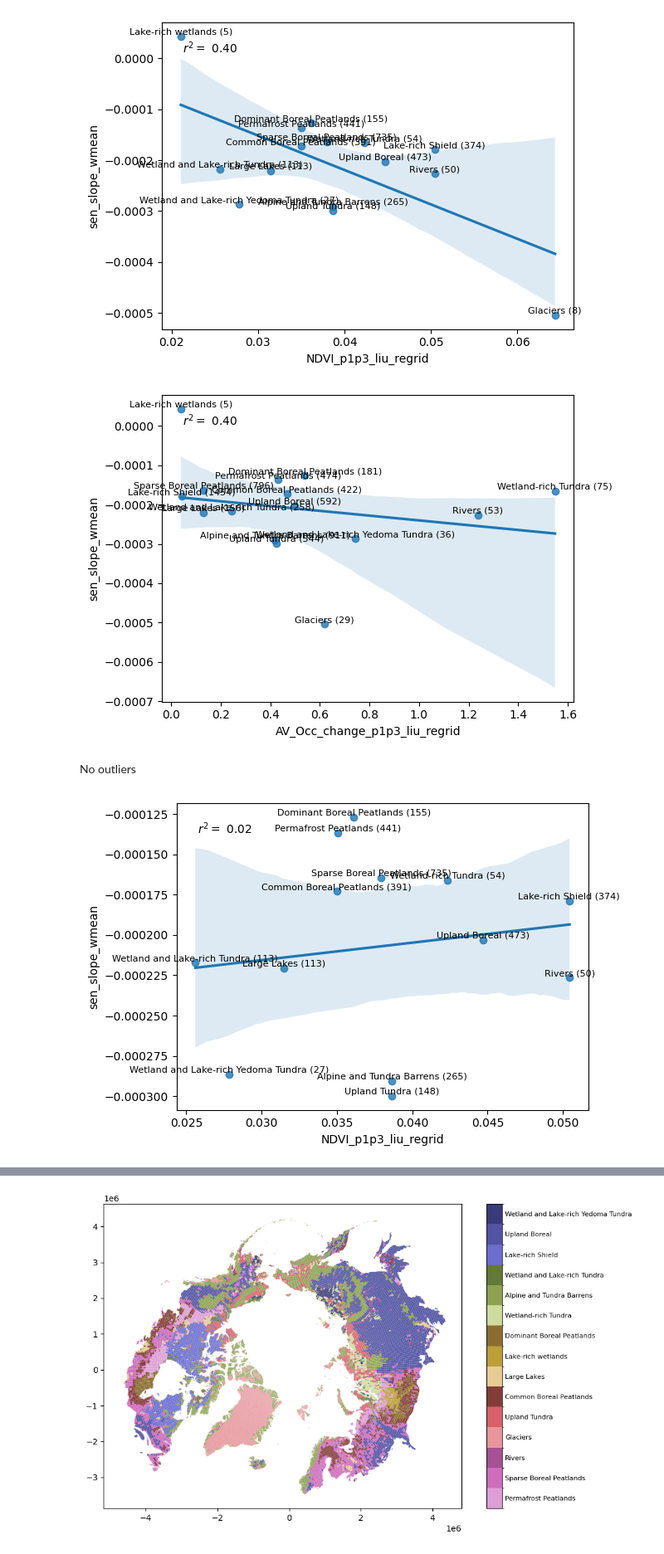
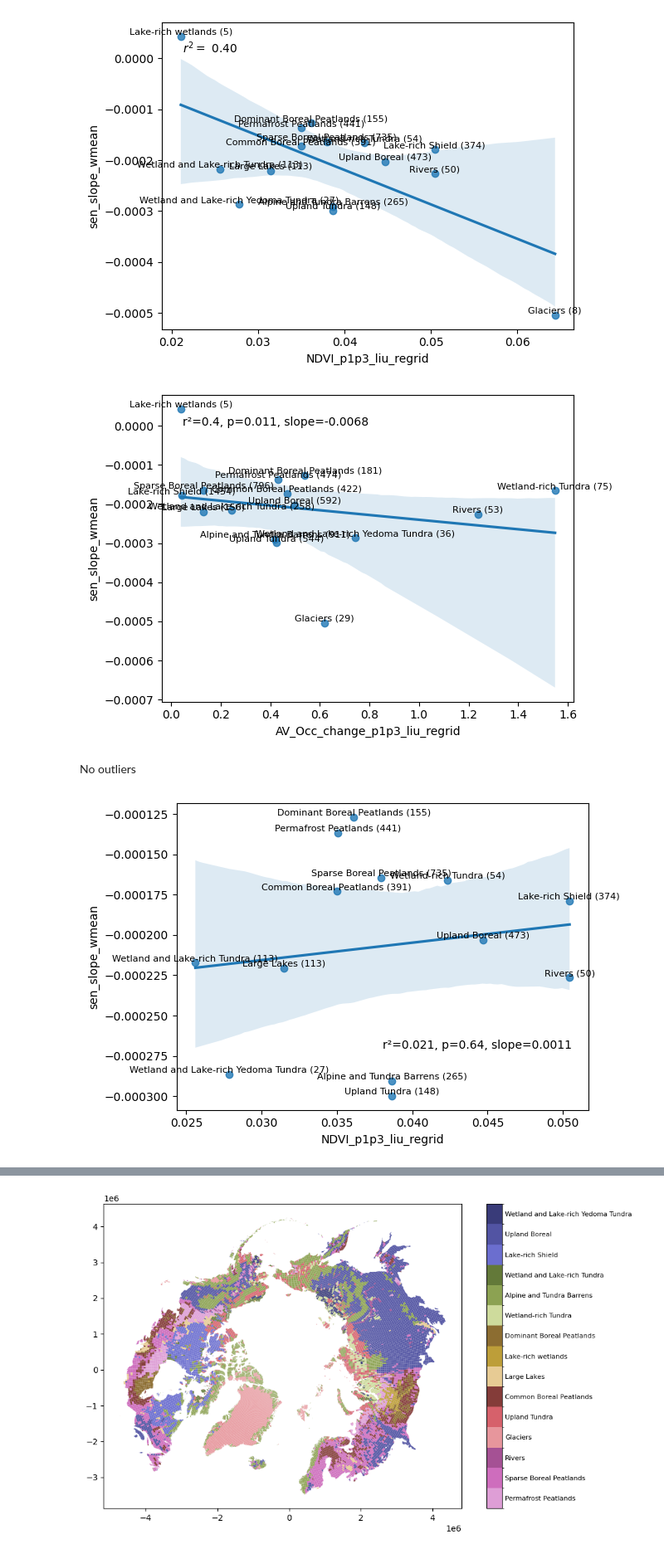
Before and after one commit to ekcomputer/land-cover, a Jupyter notebook: notebooks/data_exploration/regrid_analysis.ipynb, the cells around one changed output, grey strips where cells are left out. Shown at 83% size. Drawn from its saved outputs; the diff is of its cells as text; code cells hidden in the pictures.

Commit message:
regression stats

```diff
--- a/notebooks/data_exploration/regrid_analysis.ipynb
+++ b/notebooks/data_exploration/regrid_analysis.ipynb
@@ -172,7 +172,7 @@ for i, (_, row) in enumerate(grouped.reset_index().iterrows()):
 [figure]
 # %%
 sns.regplot(grouped, x="AV_Occ_change_p1p3_liu_regrid", y="sen_slope_wmean")
-add_r2(grouped.NDVI_p1p3_liu_regrid, grouped.sen_slope_wmean)
+add_regress(grouped.NDVI_p1p3_liu_regrid, grouped.sen_slope_wmean)
 counts = gdf.groupby("WETSCAPE")["AV_Occ_change_p1p3_liu_regrid"].count()
 for i, (_, row) in enumerate(grouped.reset_index().iterrows()):
     label = f"{wetscape_dict[row.WETSCAPE]} ({counts[row.WETSCAPE]})"
@@ -185,23 +185,23 @@ for i, (_, row) in enumerate(grouped.reset_index().iterrows()):
         va="bottom",
     )
 # %% [output]
-[figure, old version]
+[figure, new version]
 # %% [markdown]
 No outliers
 # %%
 grouped_no_outliers = grouped.drop(index=[4, 8])
 sns.regplot(grouped_no_outliers, x="NDVI_p1p3_liu_regrid", y="sen_slope_wmean")
-add_r2(grouped_no_outliers.NDVI_p1p3_liu_regrid, grouped_no_outliers.sen_slope_wmean)
+add_regress(grouped_no_outliers.NDVI_p1p3_liu_regrid, grouped_no_outliers.sen_slope_wmean, xy=(0.5, 0.2))
 counts = gdf.groupby("WETSCAPE")["NDVI_p1p3_liu_regrid"].count().drop(index=[4, 8])
 for i, (_, row) in enumerate(grouped_no_outliers.reset_index().iterrows()):
     label = f"{wetscape_dict[row.WETSCAPE]} ({counts[row.WETSCAPE]})"
     plt.text(
         row["NDVI_p1p3_liu_regrid"],
         row["sen_slope_wmean"],
         label,
         fontsize=8,
         ha="center",
         va="bottom",
     )
 # %% [output]
-[figure, old version]
+[figure, new version]
```
Also changed, not shown: parts of 2 cells of this notebook, 3 other files.
